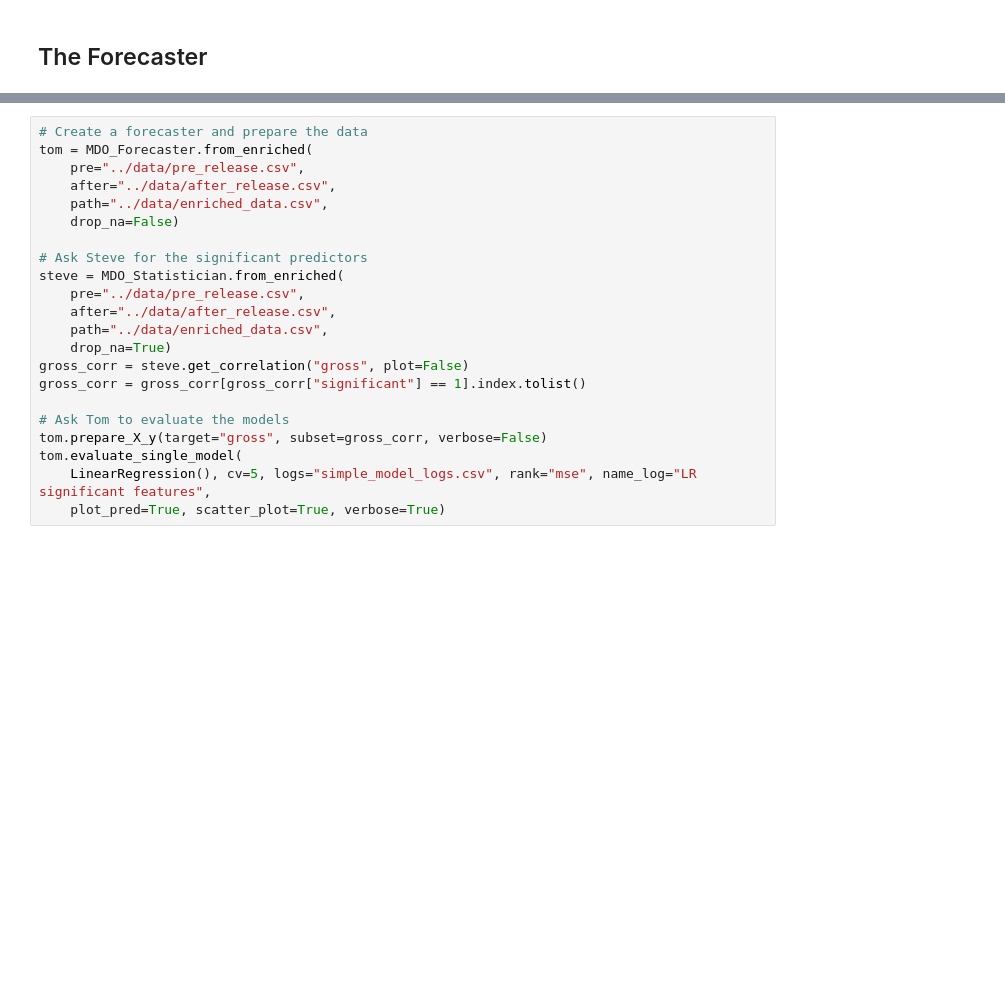
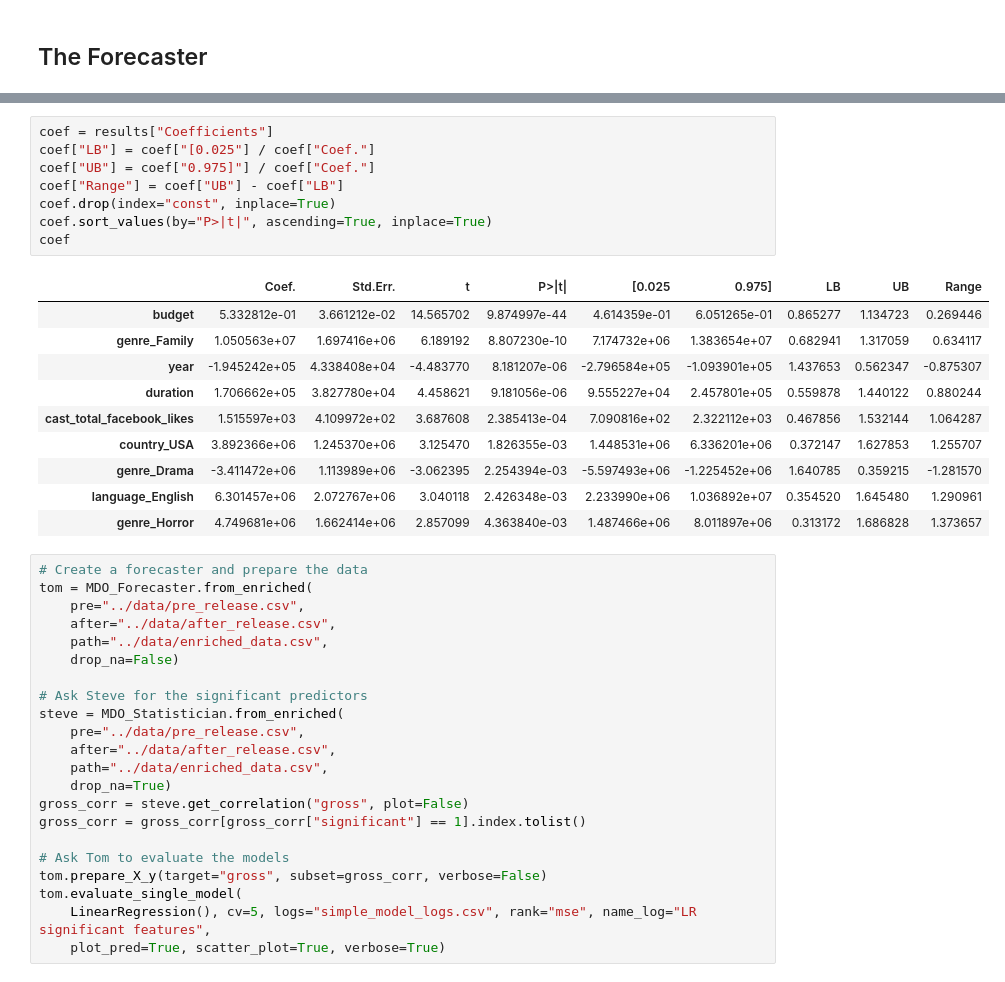
Before and after one commit to MathieuDemarets/hackathon, a Jupyter notebook: scripts/movie_director_office.ipynb, the cells around one changed output, grey strips where cells are left out. Saved outputs shown, nothing was run; the diff lists cells and outputs as text; blank space fills up the shorter version.

```diff
--- a/scripts/movie_director_office.ipynb
+++ b/scripts/movie_director_office.ipynb
@@ -1655,3 +1819,22 @@ The model can explain 38.55% of the variance in the gross revenue
+# %%
+coef = results["Coefficients"]
+coef["LB"] = coef["[0.025"] / coef["Coef."]
+coef["UB"] = coef["0.975]"] / coef["Coef."]
+coef["Range"] = coef["UB"] - coef["LB"]
+coef.drop(index="const", inplace=True)
+coef.sort_values(by="P>|t|", ascending=True, inplace=True)
+coef
+# %% [output]
+|  | Coef. | Std.Err. | t | P>|t| | [0.025 | 0.975] | LB | UB | Range |
+| budget | 5.332812e-01 | 3.661212e-02 | 14.565702 | 9.874997e-44 | 4.614359e-01 | 6.051265e-01 | 0.865277 | 1.134723 | 0.269446 |
+| genre_Family | 1.050563e+07 | 1.697416e+06 | 6.189192 | 8.807230e-10 | 7.174732e+06 | 1.383654e+07 | 0.682941 | 1.317059 | 0.634117 |
+| year | -1.945242e+05 | 4.338408e+04 | -4.483770 | 8.181207e-06 | -2.796584e+05 | -1.093901e+05 | 1.437653 | 0.562347 | -0.875307 |
+| duration | 1.706662e+05 | 3.827780e+04 | 4.458621 | 9.181056e-06 | 9.555227e+04 | 2.457801e+05 | 0.559878 | 1.440122 | 0.880244 |
+| cast_total_facebook_likes | 1.515597e+03 | 4.109972e+02 | 3.687608 | 2.385413e-04 | 7.090816e+02 | 2.322112e+03 | 0.467856 | 1.532144 | 1.064287 |
+| country_USA | 3.892366e+06 | 1.245370e+06 | 3.125470 | 1.826355e-03 | 1.448531e+06 | 6.336201e+06 | 0.372147 | 1.627853 | 1.255707 |
+| genre_Drama | -3.411472e+06 | 1.113989e+06 | -3.062395 | 2.254394e-03 | -5.597493e+06 | -1.225452e+06 | 1.640785 | 0.359215 | -1.281570 |
+| language_English | 6.301457e+06 | 2.072767e+06 | 3.040118 | 2.426348e-03 | 2.233990e+06 | 1.036892e+07 | 0.354520 | 1.645480 | 1.290961 |
+| genre_Horror | 4.749681e+06 | 1.662414e+06 | 2.857099 | 4.363840e-03 | 1.487466e+06 | 8.011897e+06 | 0.313172 | 1.686828 | 1.373657 |
 # %%
 # Create a forecaster and prepare the data
 tom = MDO_Forecaster.from_enriched(
```
Also changed, not shown: parts of 10 cells of this notebook, 1 other file.
